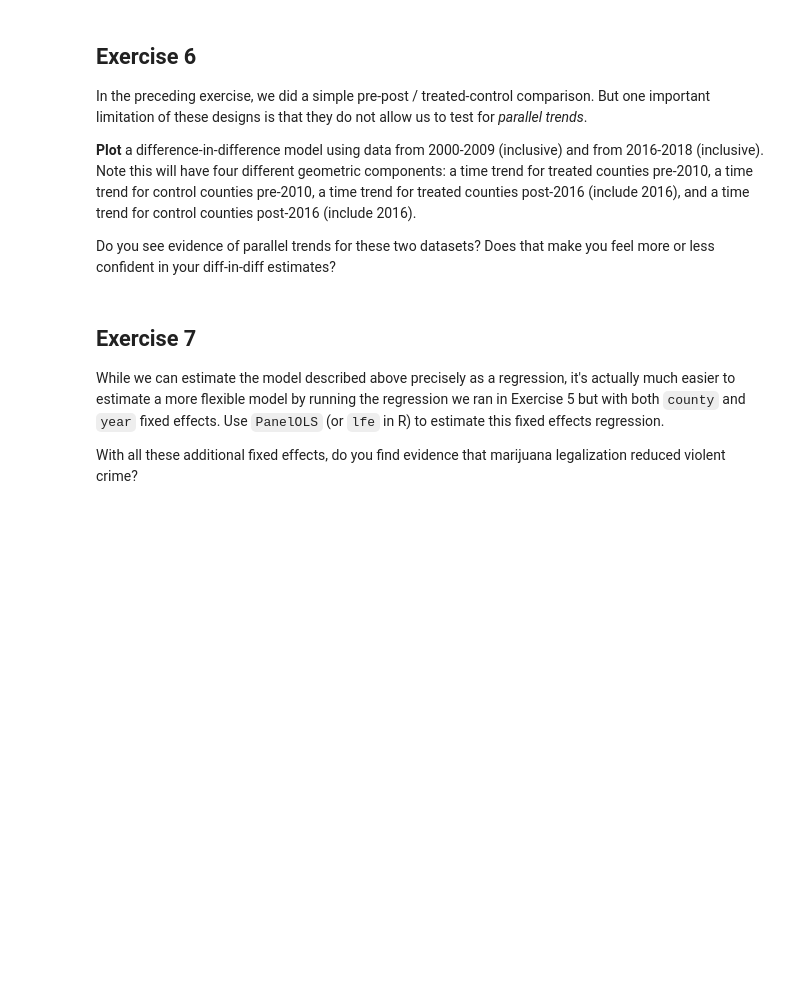
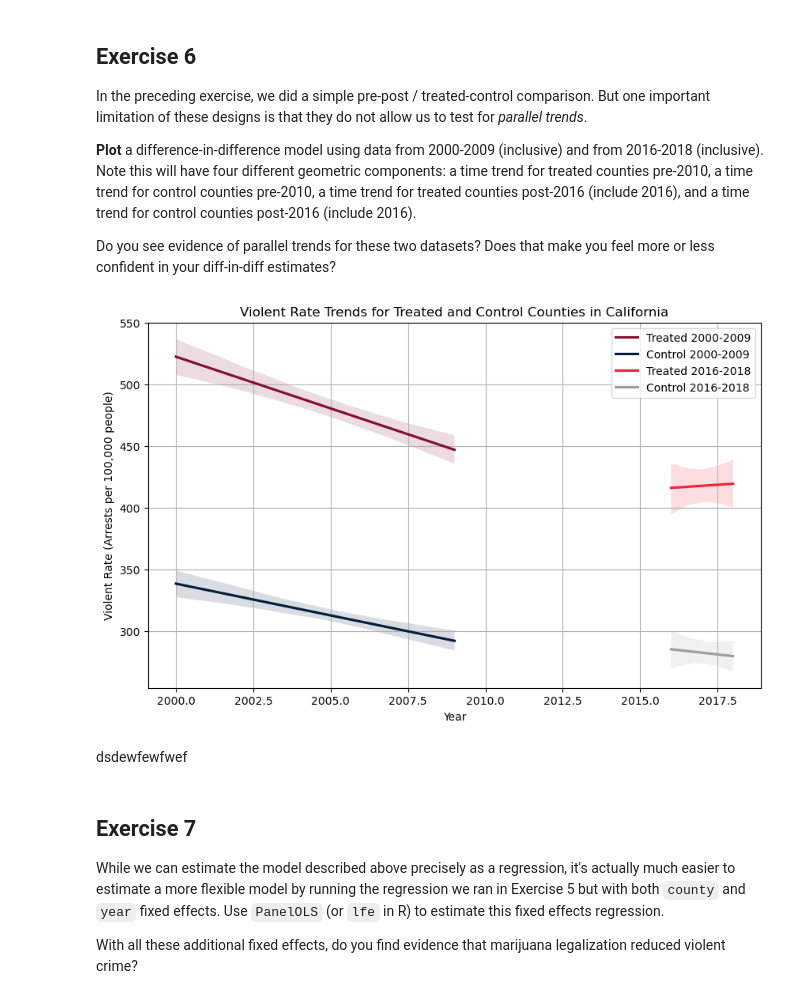
Before and after one commit to BarbaraPFloresRios/IDS701_UnifyingDataScience_CausalInference, a Jupyter notebook: 20240419_ExerciseDiffindiff/exercise_diffindiff.ipynb, the cells around one changed output. Drawn from its saved outputs; the diff is of its cells as text; code cells hidden in the pictures; blank space fills up the shorter version.

```diff
--- a/20240419_ExerciseDiffindiff/exercise_diffindiff.ipynb
+++ b/20240419_ExerciseDiffindiff/exercise_diffindiff.ipynb
@@ -298,3 +323,52 @@ Do you see evidence of parallel trends for these two datasets? Does that make yo
+# %%
+plt.figure(figsize=(10, 6))
+
+sns.regplot(
+    x="YEAR",
+    y="violent_rate",
+    data=treated_data_2000_2009,
+    scatter=False,
+    label="Treated 2000-2009",
+    color="#800f2f",
+)
+sns.regplot(
+    x="YEAR",
+    y="violent_rate",
+    data=control_data_2000_2009,
+    scatter=False,
+    label="Control 2000-2009",
+    color="#001d3d",
+)
+
+sns.regplot(
+    x="YEAR",
+    y="violent_rate",
+    data=treated_data_2016_2018,
+    scatter=False,
+    label="Treated 2016-2018",
+    color="#ef233c",
+)
+sns.regplot(
+    x="YEAR",
+    y="violent_rate",
+    data=control_data_2016_2018,
+    scatter=False,
+    label="Control 2016-2018",
+    color="#9D9D9D",
+)
+
+plt.xlabel("Year")
+plt.ylabel("Violent Rate (Arrests per 100,000 people)")
+plt.title("Violent Rate Trends for Treated and Control Counties in California")
+
+plt.legend()
+
+plt.grid(True)
+plt.show()
+# %% [output]
+[figure, added]
+# %% [markdown]
+dsdewfewfwef
 # %% [markdown]
 ## Exercise 7
 
```
Also changed, not shown: parts of 4 cells of this notebook.
